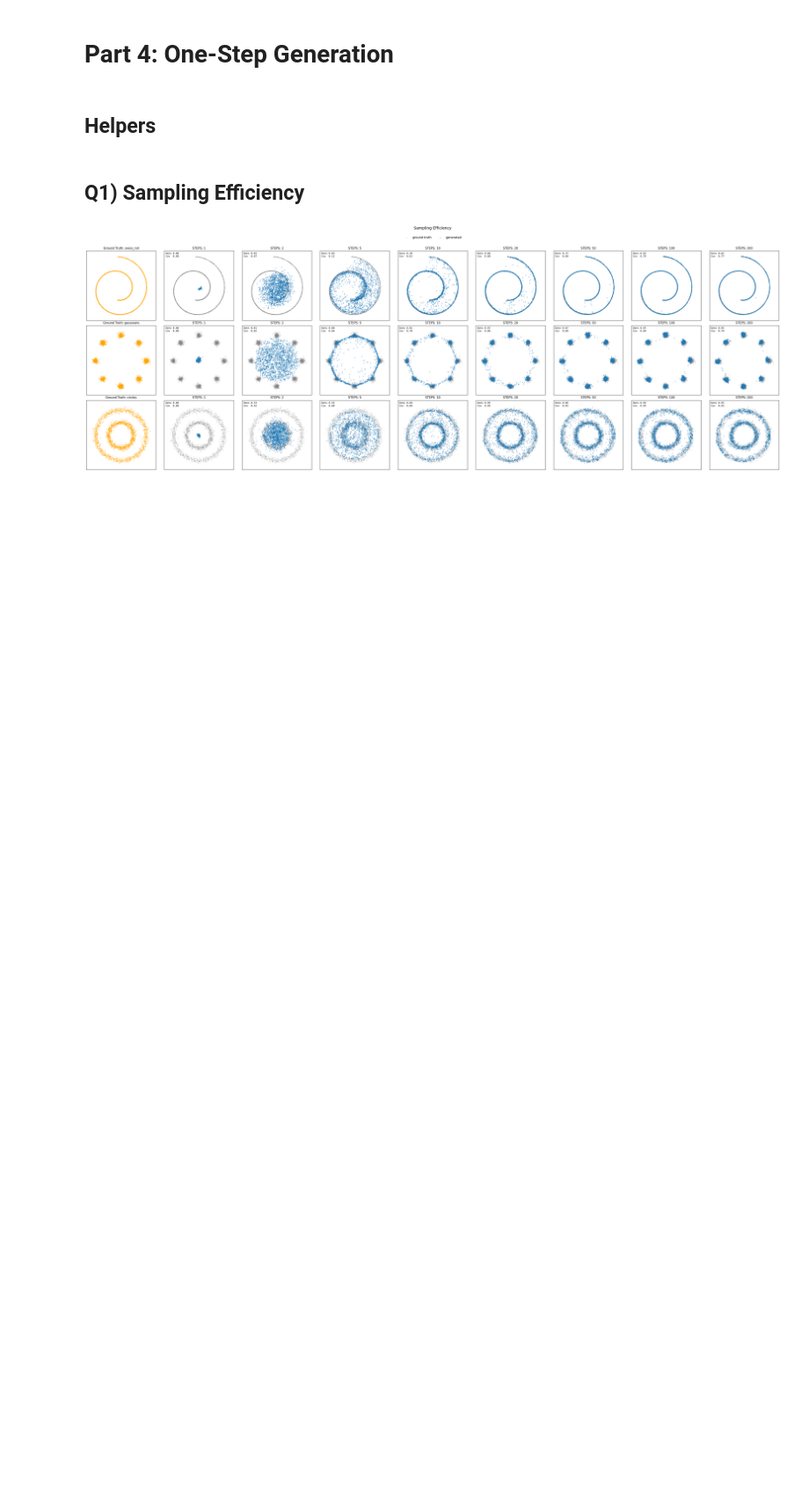
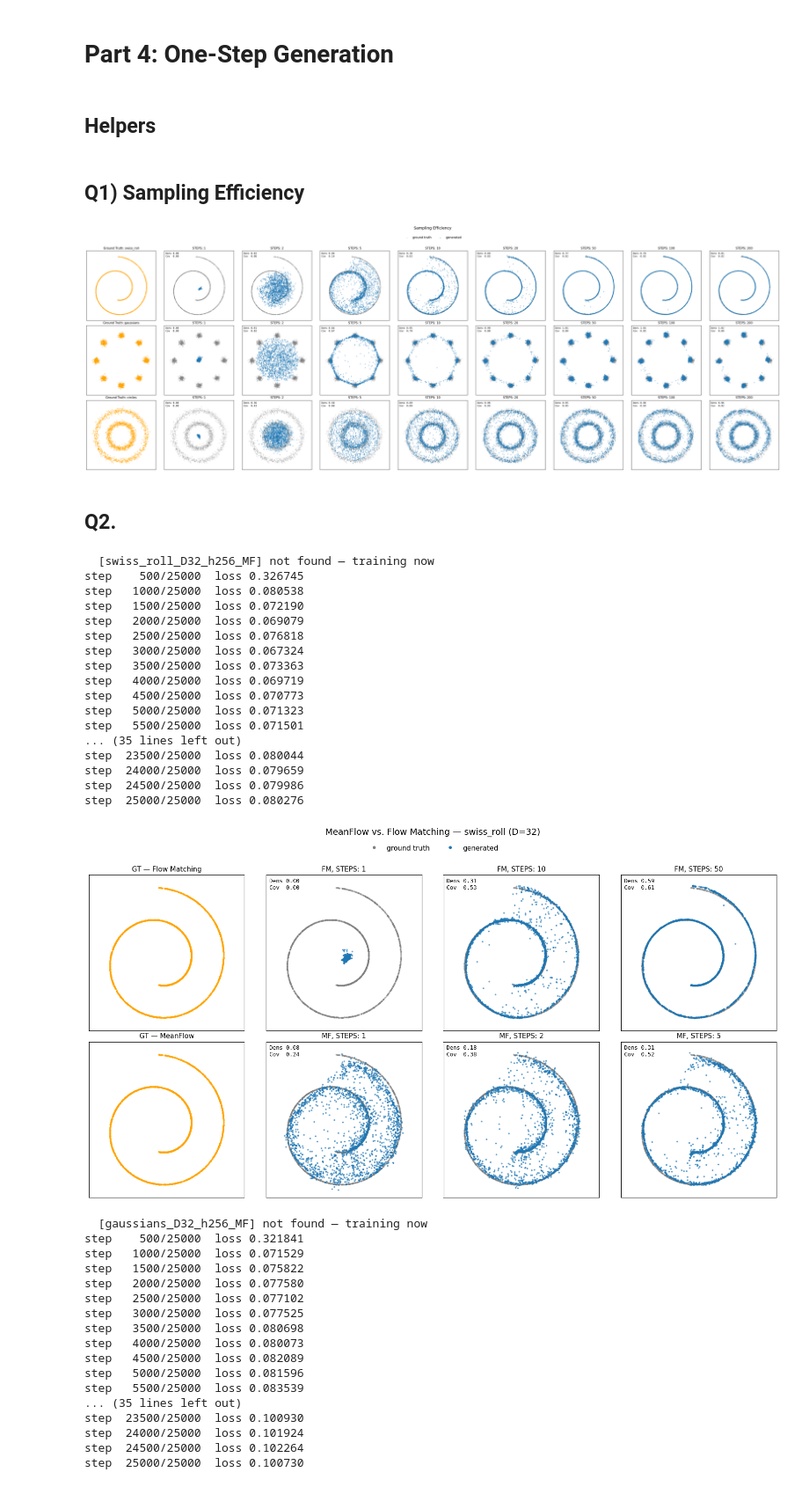
Before and after one commit to arshchawla21/COMP4680-8650-Flowmatching, a Jupyter notebook: part_4.ipynb, the cells around one changed output. Shown at 88% size. Cells and saved outputs as stored; diff of their text form; code cells hidden in the pictures; blank space fills up the shorter version.

```diff
--- a/part_4.ipynb
+++ b/part_4.ipynb
@@ -169,3 +169,5 @@ plot_grid(
 )
 # %% [output]
 [figure]
+# %% [markdown]
+## Q2.
@@ -171,0 +182,33 @@ plot_grid(
+# %%
+def generate_samples(model, D, device, n_gen, steps):
+    denoiser = Denoiser_MF(model, steps, D=D)
+    return denoiser.generate(n_gen, device).cpu().numpy()
+
+def get_ground_truth(dataset, D, n_gen):
+    loader = get_dataloader(name=dataset, dim=D, batch_size=n_gen)
+    return next(iter(loader))[:n_gen].cpu().numpy()
+
+import time, json
+
+def train_one_config(dataset, D, h, device, n_steps=25_000):
+    dataloader = get_dataloader(name=dataset, dim=D, batch_size=1024)
+    model = JiM_MF(hidden_dim=h, D=D).to(device)
+    opt = optim.Adam(model.parameters(), lr=1e-3)
+
+    t0 = time.time()
+    losses = train_n_steps_mf(model, dataloader, opt, device, n_steps)
+    train_time_s = time.time() - t0
+
+    tag = f"{dataset}_D{D}_h{h}_MF"
+    torch.save(model.state_dict(), MODEL_DIR / f"{tag}.pt")
+    np.save(MODEL_DIR / f"{tag}_losses.npy", np.asarray(losses, dtype=np.float32))
+
+    meta = {
+        "tag": tag, "dataset": dataset, "D": D, "h": h,
+        "n_steps": n_steps,
+        "train_time_s": train_time_s,
+        "n_params": sum(p.numel() for p in model.parameters()),
+        "method": "MF",
+    }
+    (MODEL_DIR / f"{tag}_meta.json").write_text(json.dumps(meta, indent=2))
+    return model
@@ -171,0 +352,45 @@ plot_grid(
+# %%
+for dataset in ("swiss_roll", "gaussians", "circles"):
+    plot_mf_vs_fm_grid(
+        dataset=dataset, D=32, h=256,
+        pred='x', loss='v',          # best model xpred with vloss
+        n_gen=2048, device=device,
+        MODEL_DIR=MODEL_DIR, MODEL2_DIR=MODEL2_DIR,
+        FIG_DIR=FIG_DIR,
+    )
+# %% [output]
+  [swiss_roll_D32_h256_MF] not found — training now
+step    500/25000  loss 0.326745
+step   1000/25000  loss 0.080538
+step   1500/25000  loss 0.072190
+step   2000/25000  loss 0.069079
+step   2500/25000  loss 0.076818
+step   3000/25000  loss 0.067324
+step   3500/25000  loss 0.073363
+step   4000/25000  loss 0.069719
+step   4500/25000  loss 0.070773
+step   5000/25000  loss 0.071323
+step   5500/25000  loss 0.071501
+... (35 lines left out)
+step  23500/25000  loss 0.080044
+step  24000/25000  loss 0.079659
+step  24500/25000  loss 0.079986
+step  25000/25000  loss 0.080276
+[figure, added]
+  [gaussians_D32_h256_MF] not found — training now
+step    500/25000  loss 0.321841
+step   1000/25000  loss 0.071529
+step   1500/25000  loss 0.075822
+step   2000/25000  loss 0.077580
+step   2500/25000  loss 0.077102
+step   3000/25000  loss 0.077525
+step   3500/25000  loss 0.080698
+step   4000/25000  loss 0.080073
+step   4500/25000  loss 0.082089
+step   5000/25000  loss 0.081596
+step   5500/25000  loss 0.083539
+... (35 lines left out)
+step  23500/25000  loss 0.100930
+step  24000/25000  loss 0.101924
+step  24500/25000  loss 0.102264
+step  25000/25000  loss 0.100730
```
Also changed, not shown: parts of 7 cells of this notebook, 12 other files.
